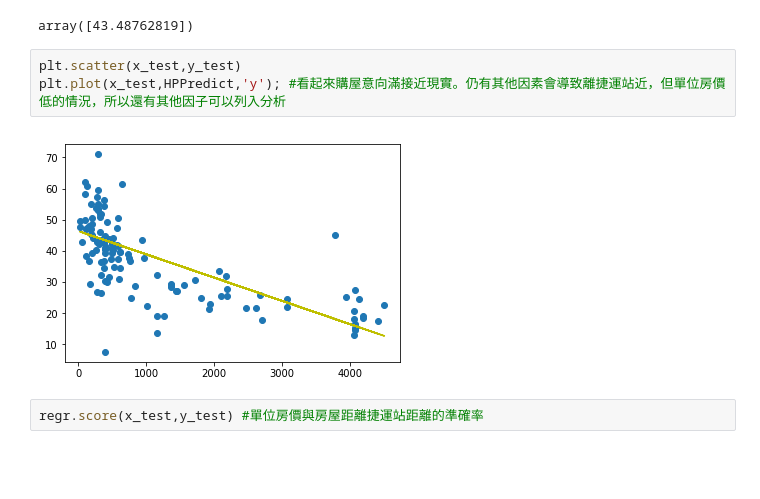
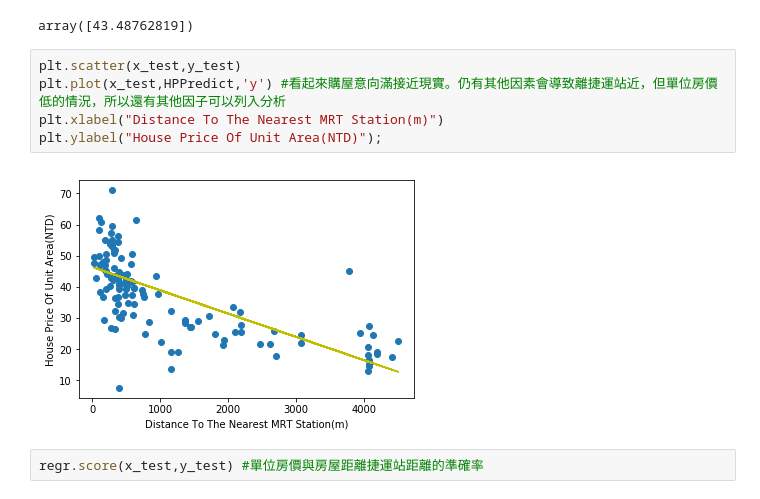
Before and after one commit to khsu-tw/MyPyLab, a Jupyter notebook: Q5-1/RealEstateValuation.ipynb, the cells around one changed output. Saved outputs shown, nothing was run; the diff lists cells and outputs as text; blank space fills up the shorter version.

```diff
--- a/Q5-1/RealEstateValuation.ipynb
+++ b/Q5-1/RealEstateValuation.ipynb
@@ -38,9 +38,11 @@ regr.predict([x_test[5]])
 array([43.48762819])
 # %%
 plt.scatter(x_test,y_test)
-plt.plot(x_test,HPPredict,'y'); #看起來購屋意向滿接近現實。仍有其他因素會導致離捷運站近，但單位房價低的情況，所以還有其他因子可以列入分析
+plt.plot(x_test,HPPredict,'y') #看起來購屋意向滿接近現實。仍有其他因素會導致離捷運站近，但單位房價低的情況，所以還有其他因子可以列入分析
+plt.xlabel("Distance To The Nearest MRT Station(m)")
+plt.ylabel("House Price Of Unit Area(NTD)");
 # %% [output]
-[figure, old version]
+[figure, new version]
 # %%
 regr.score(x_test,y_test) #單位房價與房屋距離捷運站距離的準確率
 # %% [output]
```
Also changed, not shown: parts of 2 cells of this notebook.
